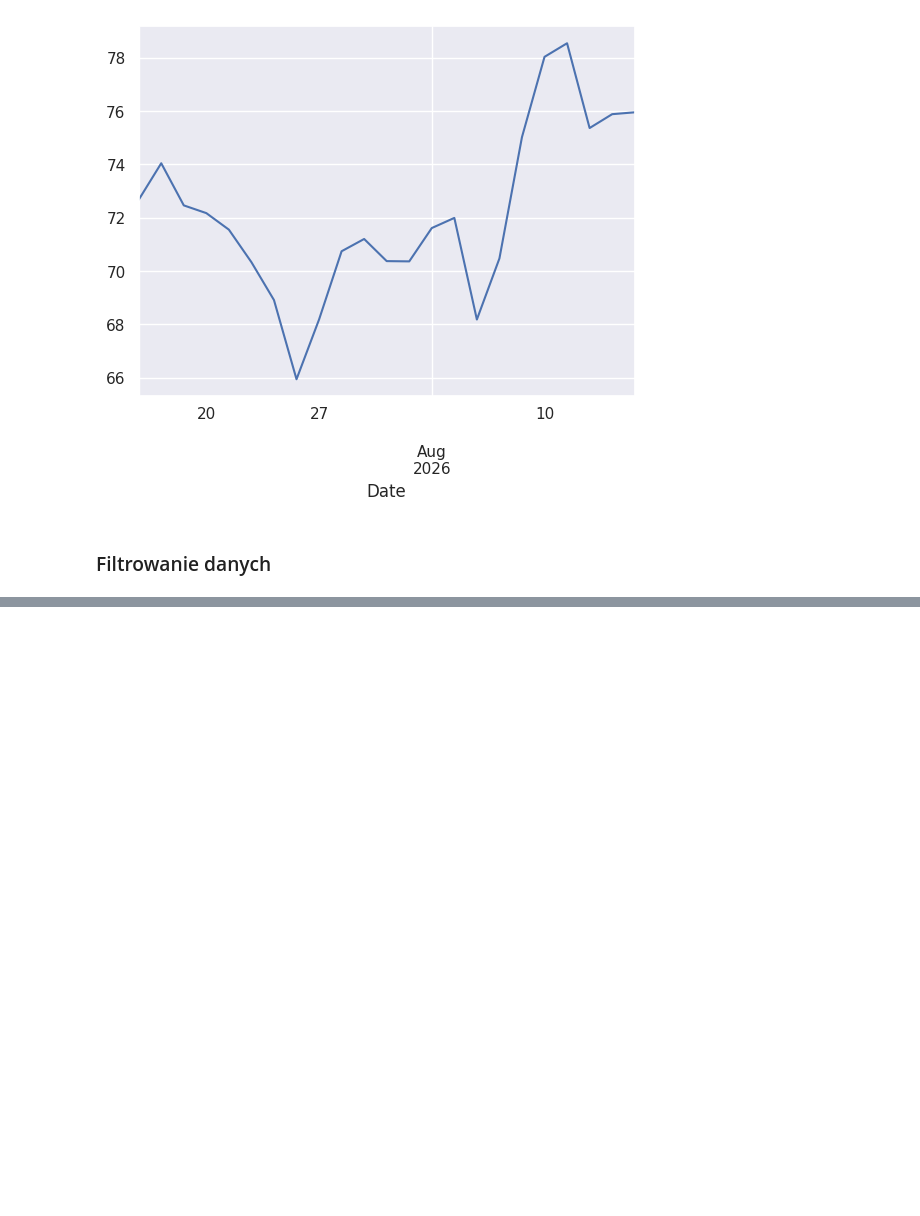
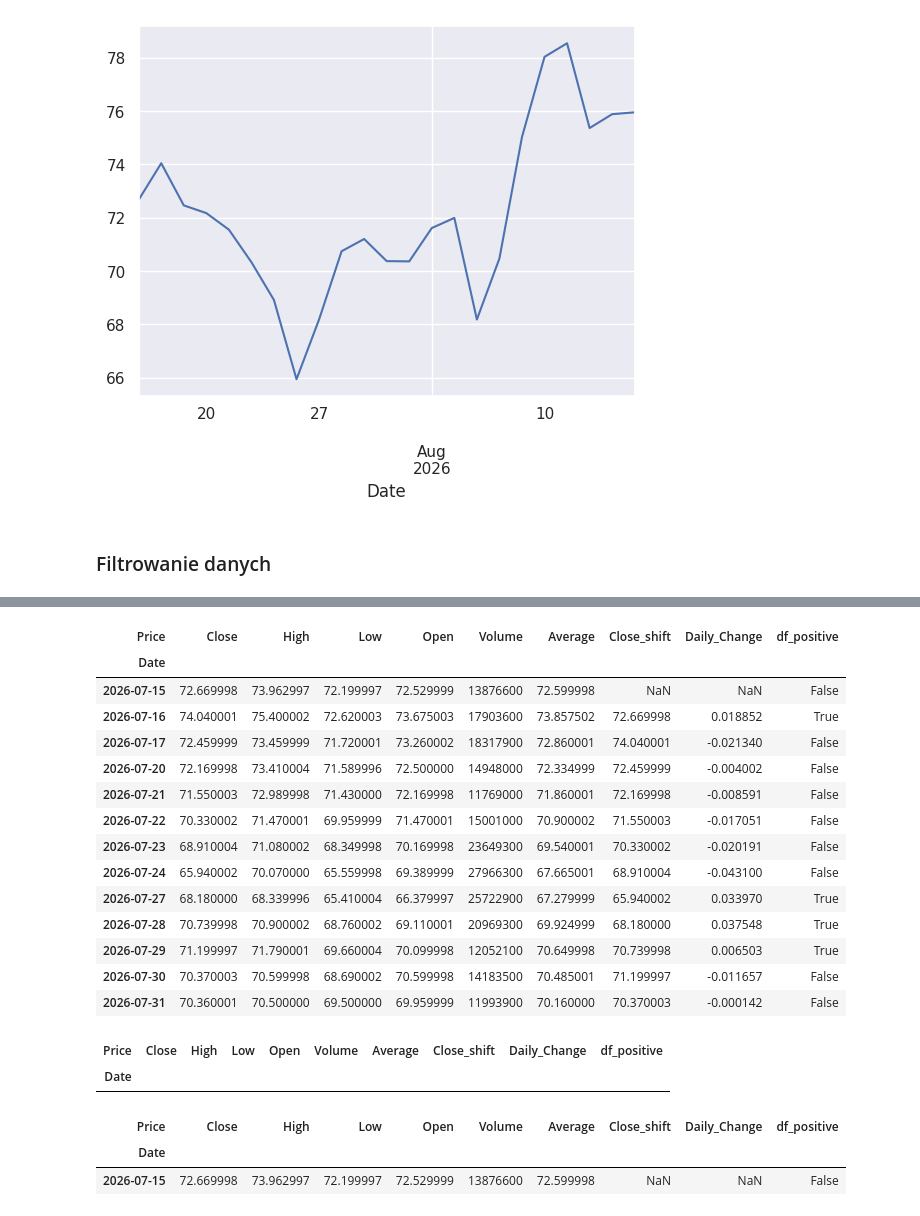
Before and after one commit to Kornel1156/Data-Science, a Jupyter notebook: 2_Pandas_Analiza_Danych/02_dane_gieldowe.ipynb, the cells around one changed output, grey strips where cells are left out. Saved outputs shown, nothing was run; the diff lists cells and outputs as text; code cells hidden in the pictures; blank space fills up the shorter version.

```diff
--- a/2_Pandas_Analiza_Danych/02_dane_gieldowe.ipynb
+++ b/2_Pandas_Analiza_Danych/02_dane_gieldowe.ipynb
@@ -705,0 +873,32 @@ df[df.index.day == 1]
+# %%
+# uzycie atrybutu month na indexie czyli zwrocimy 7 miesiac rekordy
+df[df.index.month == 7]
+# %% [output]
+| Price | Close | High | Low | Open | Volume | Average | Close_shift | Daily_Change | df_positive |
+| Date |  |  |  |  |  |  |  |  |  |
+| 2026-07-15 | 72.669998 | 73.962997 | 72.199997 | 72.529999 | 13876600 | 72.599998 | NaN | NaN | False |
+| 2026-07-16 | 74.040001 | 75.400002 | 72.620003 | 73.675003 | 17903600 | 73.857502 | 72.669998 | 0.018852 | True |
+| 2026-07-17 | 72.459999 | 73.459999 | 71.720001 | 73.260002 | 18317900 | 72.860001 | 74.040001 | -0.021340 | False |
+| 2026-07-20 | 72.169998 | 73.410004 | 71.589996 | 72.500000 | 14948000 | 72.334999 | 72.459999 | -0.004002 | False |
+| 2026-07-21 | 71.550003 | 72.989998 | 71.430000 | 72.169998 | 11769000 | 71.860001 | 72.169998 | -0.008591 | False |
+| 2026-07-22 | 70.330002 | 71.470001 | 69.959999 | 71.470001 | 15001000 | 70.900002 | 71.550003 | -0.017051 | False |
+| 2026-07-23 | 68.910004 | 71.080002 | 68.349998 | 70.169998 | 23649300 | 69.540001 | 70.330002 | -0.020191 | False |
+| 2026-07-24 | 65.940002 | 70.070000 | 65.559998 | 69.389999 | 27966300 | 67.665001 | 68.910004 | -0.043100 | False |
+| 2026-07-27 | 68.180000 | 68.339996 | 65.410004 | 66.379997 | 25722900 | 67.279999 | 65.940002 | 0.033970 | True |
+| 2026-07-28 | 70.739998 | 70.900002 | 68.760002 | 69.110001 | 20969300 | 69.924999 | 68.180000 | 0.037548 | True |
+| 2026-07-29 | 71.199997 | 71.790001 | 69.660004 | 70.099998 | 12052100 | 70.649998 | 70.739998 | 0.006503 | True |
+| 2026-07-30 | 70.370003 | 70.599998 | 68.690002 | 70.599998 | 14183500 | 70.485001 | 71.199997 | -0.011657 | False |
+| 2026-07-31 | 70.360001 | 70.500000 | 69.500000 | 69.959999 | 11993900 | 70.160000 | 70.370003 | -0.000142 | False |
+# %%
+# uzycie atrybutu year na indexie czyli zwrocimy rekordy z 2025 roku
+df[df.index.month == 2025]
+# %% [output]
+| Price | Close | High | Low | Open | Volume | Average | Close_shift | Daily_Change | df_positive |
+| Date |  |  |  |  |  |  |  |  |  |
+# %%
+# uzycie atrybuty day pozwoli nam zwrócic wartosci z dnia kiedy byl 1
+df[df.index.day == 15]
+# %% [output]
+| Price | Close | High | Low | Open | Volume | Average | Close_shift | Daily_Change | df_positive |
+| Date |  |  |  |  |  |  |  |  |  |
+| 2026-07-15 | 72.669998 | 73.962997 | 72.199997 | 72.529999 | 13876600 | 72.599998 | NaN | NaN | False |
```
Also changed, not shown: parts of 30 cells of this notebook.
